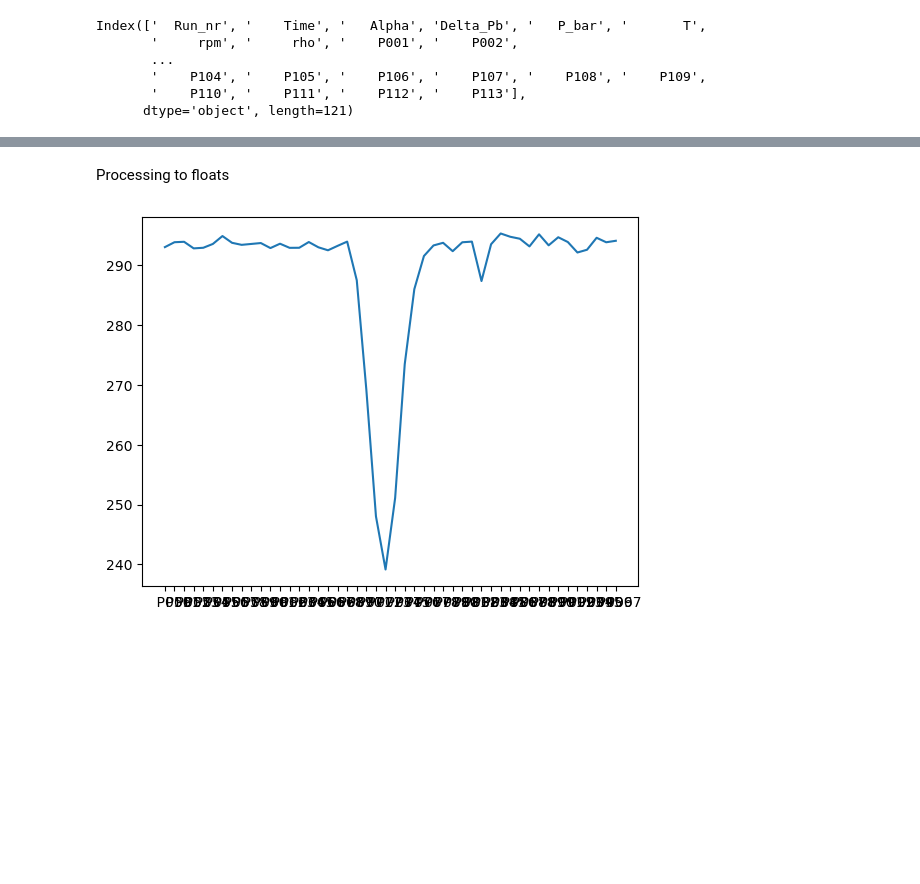
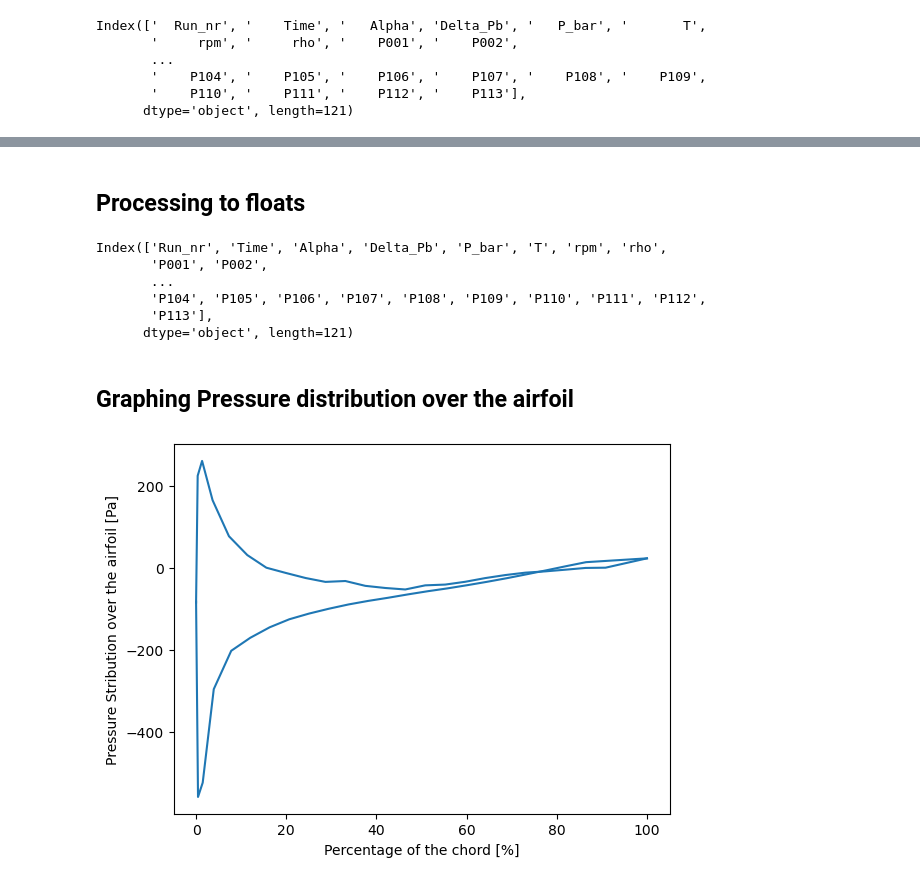
Before and after one commit to federicoangioni/LSWTT, a Jupyter notebook: processing.ipynb, the cells around one changed output, grey strips where cells are left out. Cells and saved outputs as stored; diff of their text form; code cells hidden in the pictures; blank space fills up the shorter version.

```diff
--- a/processing.ipynb
+++ b/processing.ipynb
@@ -33,13 +58,28 @@ Length: 121, dtype: object
 # %% [markdown]
-Processing to floats
+## Processing to floats
 # %%
-df = df.drop(labels=0)
+pressures = pressures.drop(labels=0)
+# %%
+pressures.columns = pressures.columns.str.strip(' ')
+pressures.columns
+# %% [output]
+Index(['Run_nr', 'Time', 'Alpha', 'Delta_Pb', 'P_bar', 'T', 'rpm', 'rho',
+       'P001', 'P002',
+       ...
+       'P104', 'P105', 'P106', 'P107', 'P108', 'P109', 'P110', 'P111', 'P112',
+       'P113'],
+      dtype='object', length=121)
 # %%
-df = df.drop(labels= ['    Time', '  Run_nr'], axis=1)
+pressures = pressures.drop(labels= ['Time', 'Run_nr'], axis=1)
 # %%
-df = df.astype(float)
+pressures = pressures.astype(float)
-# %%
-plt.plot(df.iloc[2][55:103])
-plt.show()
-# %% [output]
-[figure, removed]
+# %% [markdown]
+## Graphing Pressure distribution over the airfoil
+# %%
+plt.plot(airfoil_ports['x'][0:25], pressures.iloc[1]['P001':'P025'], color= 'tab:blue')
+plt.plot(airfoil_ports['x'][25:49], pressures.iloc[1]['P026':'P049'], color= 'tab:blue')
+plt.xlabel('Percentage of the chord [%]')
+plt.ylabel('Pressure Stribution over the airfoil [Pa]')
+plt.show()
+# %% [output]
+[figure, added]
```
Also changed, not shown: parts of 7 cells of this notebook, 1 other file.
